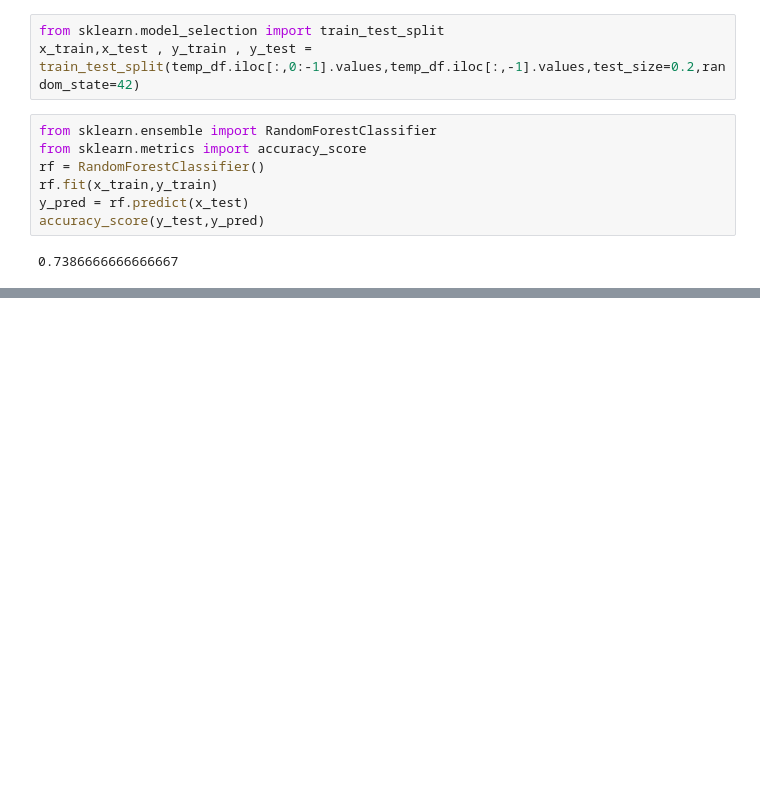
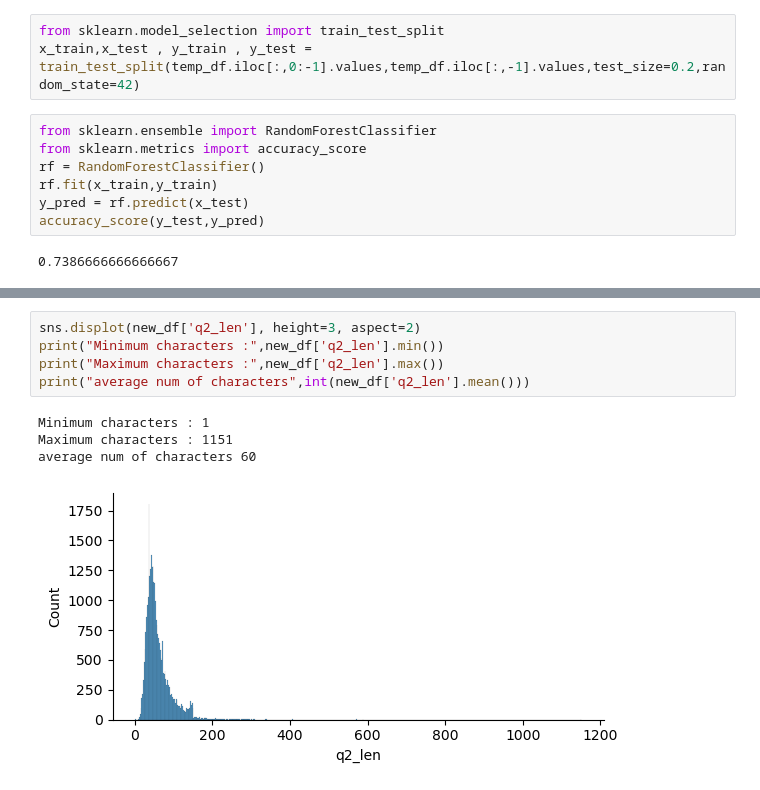
Before and after one commit to Vjeet83/N.L.P, a Jupyter notebook: nlp_project_Quora_similarQuestion_file_2_bow.ipynb, the cells around one changed output, grey strips where cells are left out. Cells and saved outputs as stored; diff of their text form; blank space fills up the shorter version.

```diff
--- a/nlp_project_Quora_similarQuestion_file_2_bow.ipynb
+++ b/nlp_project_Quora_similarQuestion_file_2_bow.ipynb
@@ -104,0 +248,10 @@ accuracy_score(y_test,y_pred)
+# %%
+sns.displot(new_df['q2_len'], height=3, aspect=2)
+print("Minimum characters :",new_df['q2_len'].min())
+print("Maximum characters :",new_df['q2_len'].max())
+print("average num of characters",int(new_df['q2_len'].mean()))
+# %% [output]
+Minimum characters : 1
+Maximum characters : 1151
+average num of characters 60
+[figure, added]
```
Also changed, not shown: parts of 31 cells of this notebook.
